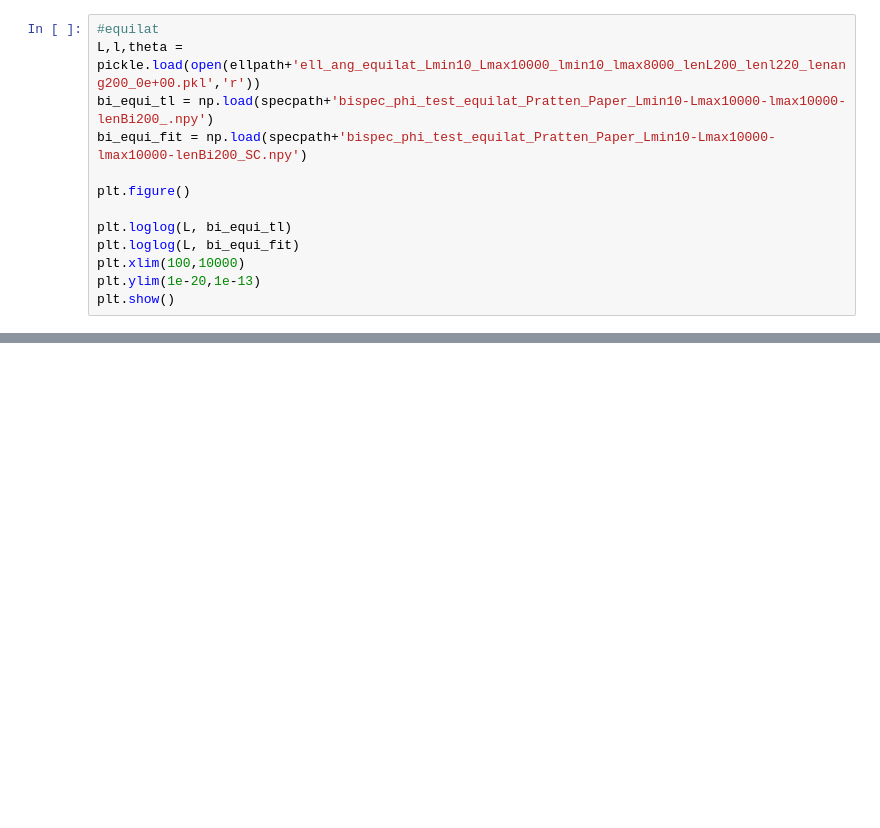
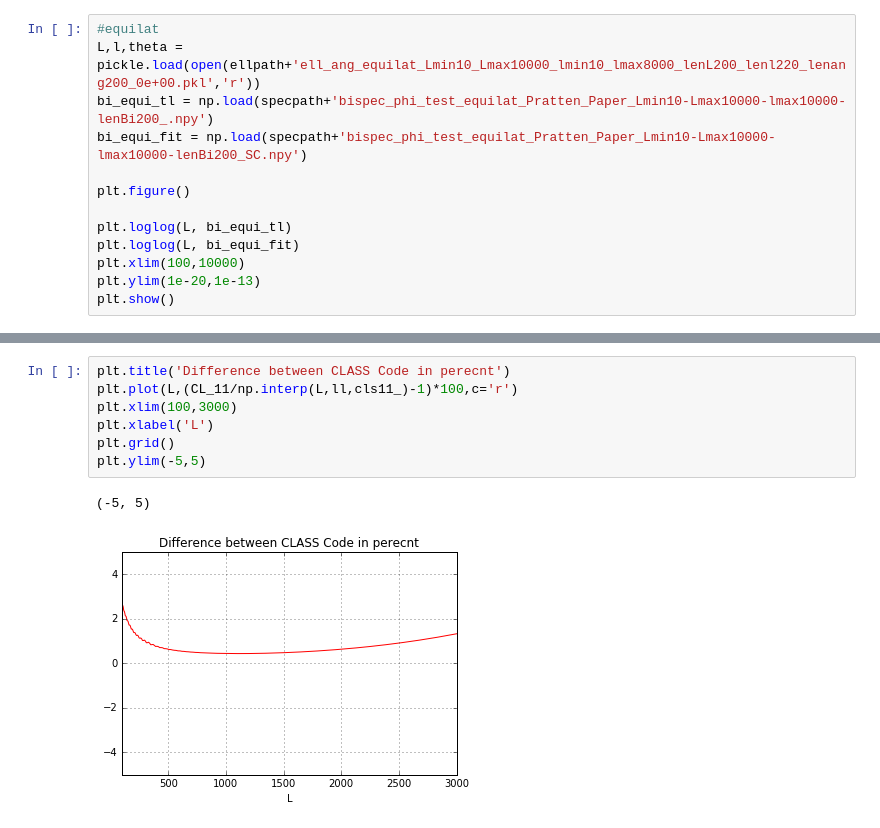
Before and after one commit to VMBoehm/BispectrumBias, a Jupyter notebook: TestBispectra.ipynb, the cells around one changed output, grey strips where cells are left out. Saved outputs shown, nothing was run; the diff lists cells and outputs as text; blank space fills up the shorter version.

```diff
--- a/TestBispectra.ipynb
+++ b/TestBispectra.ipynb
@@ -80,0 +114,10 @@ plt.show()
+# %%
+plt.title('Difference between CLASS Code in perecnt')
+plt.plot(L,(CL_11/np.interp(L,ll,cls11_)-1)*100,c='r')
+plt.xlim(100,3000)
+plt.xlabel('L')
+plt.grid()
+plt.ylim(-5,5)
+# %% [output]
+(-5, 5)
+[figure, added]
```
Also changed, not shown: parts of 4 cells of this notebook, 3 other files.
